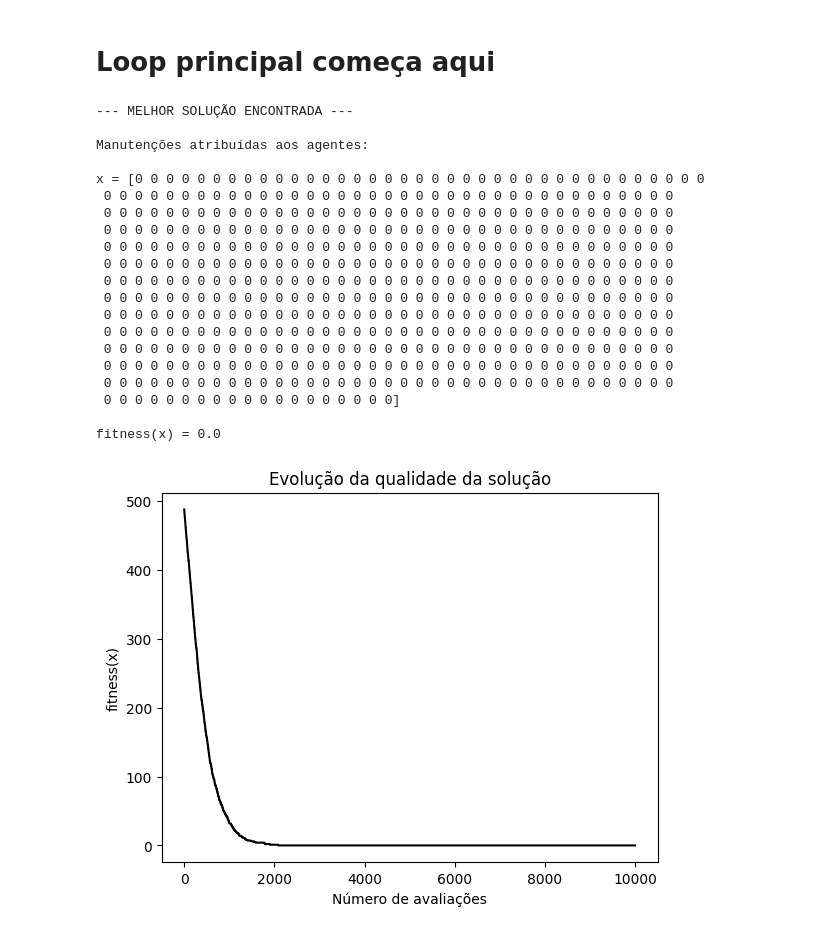
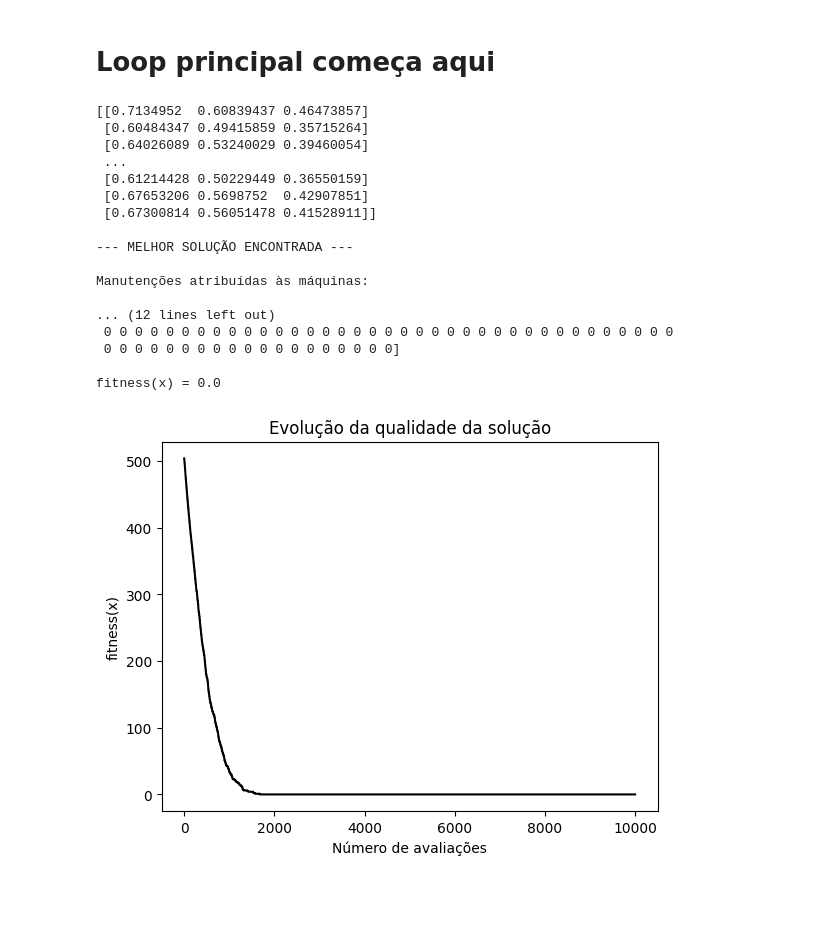
Before and after one commit to RaphaelLeivas/td-2025-1, a Jupyter notebook: tc1_f1.ipynb, the cells around one changed output. Drawn from its saved outputs; the diff is of its cells as text; code cells hidden in the pictures; blank space fills up the shorter version.

Commit message:
Adicionado a matriz pij no Probdata

```diff
--- a/tc1_f1.ipynb
+++ b/tc1_f1.ipynb
@@ -140,10 +208,10 @@ kmax = 3 # Número de estruturas de vizinhanças definidas
 probdata = myProblem.probdef()
 
 # gera uma solução inicial aleatória
-x = myProblem.sol_inicial(probdata, apply_constructive_heuristic=False)
+x = myProblem.sol_inicial1(probdata, apply_constructive_heuristic=False)
 
 # Avalia solução inicial
-x = myProblem.fobj(x, probdata)
+x = myProblem.fobj1(x, probdata)
 num_sol_avaliadas += 1
 
 # agora é definir os shake e vizinhanças do VNS para ele achar a solução ótima
@@ -163,48 +231,45 @@ while num_sol_avaliadas < max_num_sol_avaliadas:
 
         # Gera uma solução candidata na k-ésima vizinhança de x
         y = myRVNS.shake(x,k,probdata)
-        y = myProblem.fobj(y,probdata)
+        y = myProblem.fobj1(y,probdata)
         num_sol_avaliadas += 1
 
         # Atualiza solução corrente e estrutura de vizinhança (se necessário)
         x,k = myRVNS.neighborhoodChange(x,y,k)
 
         # Armazena dados para plot
         historico.sol.append(x.solution)
         historico.fit.append(x.fitness)
 
 
 print('\n--- MELHOR SOLUÇÃO ENCONTRADA ---\n')
 print('Manutenções atribuídas às máquinas:\n')
 print('x = {}\n'.format(x.solution))
 print('fitness(x) = {:.1f}\n'.format(x.fitness))
 
 plt.figure()
 s = len(historico.fit)
 plt.plot(np.linspace(0,s-1,s),historico.fit,'k-')
 plt.title('Evolução da qualidade da solução');
 plt.xlabel('Número de avaliações');
 plt.ylabel('fitness(x)');
 plt.show()
 # %% [output]
+[[0.7134952  0.60839437 0.46473857]
+ [0.60484347 0.49415859 0.35715264]
+ [0.64026089 0.53240029 0.39460054]
+ ...
+ [0.61214428 0.50229449 0.36550159]
+ [0.67653206 0.5698752  0.42907851]
+ [0.67300814 0.56051478 0.41528911]]
+
 --- MELHOR SOLUÇÃO ENCONTRADA ---
 
-Manutenções atribuídas aos agentes:
+Manutenções atribuídas às máquinas:
 
-x = [0 0 0 0 0 0 0 0 0 0 0 0 0 0 0 0 0 0 0 0 0 0 0 0 0 0 0 0 0 0 0 0 0 0 0 0 0
- 0 0 0 0 0 0 0 0 0 0 0 0 0 0 0 0 0 0 0 0 0 0 0 0 0 0 0 0 0 0 0 0 0 0 0 0 0
- 0 0 0 0 0 0 0 0 0 0 0 0 0 0 0 0 0 0 0 0 0 0 0 0 0 0 0 0 0 0 0 0 0 0 0 0 0
- 0 0 0 0 0 0 0 0 0 0 0 0 0 0 0 0 0 0 0 0 0 0 0 0 0 0 0 0 0 0 0 0 0 0 0 0 0
- 0 0 0 0 0 0 0 0 0 0 0 0 0 0 0 0 0 0 0 0 0 0 0 0 0 0 0 0 0 0 0 0 0 0 0 0 0
- 0 0 0 0 0 0 0 0 0 0 0 0 0 0 0 0 0 0 0 0 0 0 0 0 0 0 0 0 0 0 0 0 0 0 0 0 0
- 0 0 0 0 0 0 0 0 0 0 0 0 0 0 0 0 0 0 0 0 0 0 0 0 0 0 0 0 0 0 0 0 0 0 0 0 0
- 0 0 0 0 0 0 0 0 0 0 0 0 0 0 0 0 0 0 0 0 0 0 0 0 0 0 0 0 0 0 0 0 0 0 0 0 0
- 0 0 0 0 0 0 0 0 0 0 0 0 0 0 0 0 0 0 0 0 0 0 0 0 0 0 0 0 0 0 0 0 0 0 0 0 0
- 0 0 0 0 0 0 0 0 0 0 0 0 0 0 0 0 0 0 0 0 0 0 0 0 0 0 0 0 0 0 0 0 0 0 0 0 0
- 0 0 0 0 0 0 0 0 0 0 0 0 0 0 0 0 0 0 0 0 0 0 0 0 0 0 0 0 0 0 0 0 0 0 0 0 0
- 0 0 0 0 0 0 0 0 0 0 0 0 0 0 0 0 0 0 0 0 0 0 0 0 0 0 0 0 0 0 0 0 0 0 0 0 0
+... (12 lines left out)
  0 0 0 0 0 0 0 0 0 0 0 0 0 0 0 0 0 0 0 0 0 0 0 0 0 0 0 0 0 0 0 0 0 0 0 0 0
  0 0 0 0 0 0 0 0 0 0 0 0 0 0 0 0 0 0 0]
 
 fitness(x) = 0.0
-[figure, old version]
+[figure, new version]
```
Also changed, not shown: parts of 2 cells of this notebook, 12 other files.
